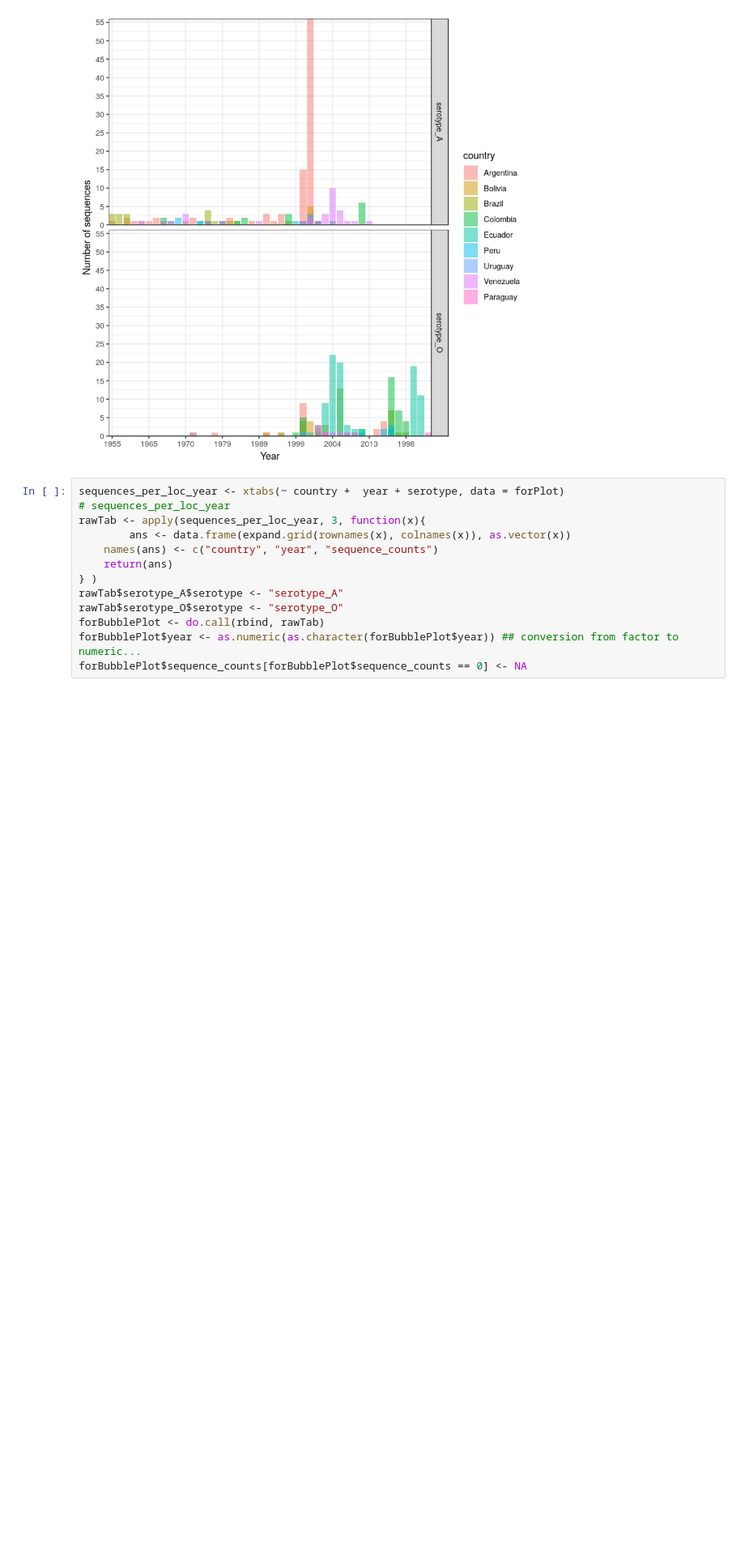
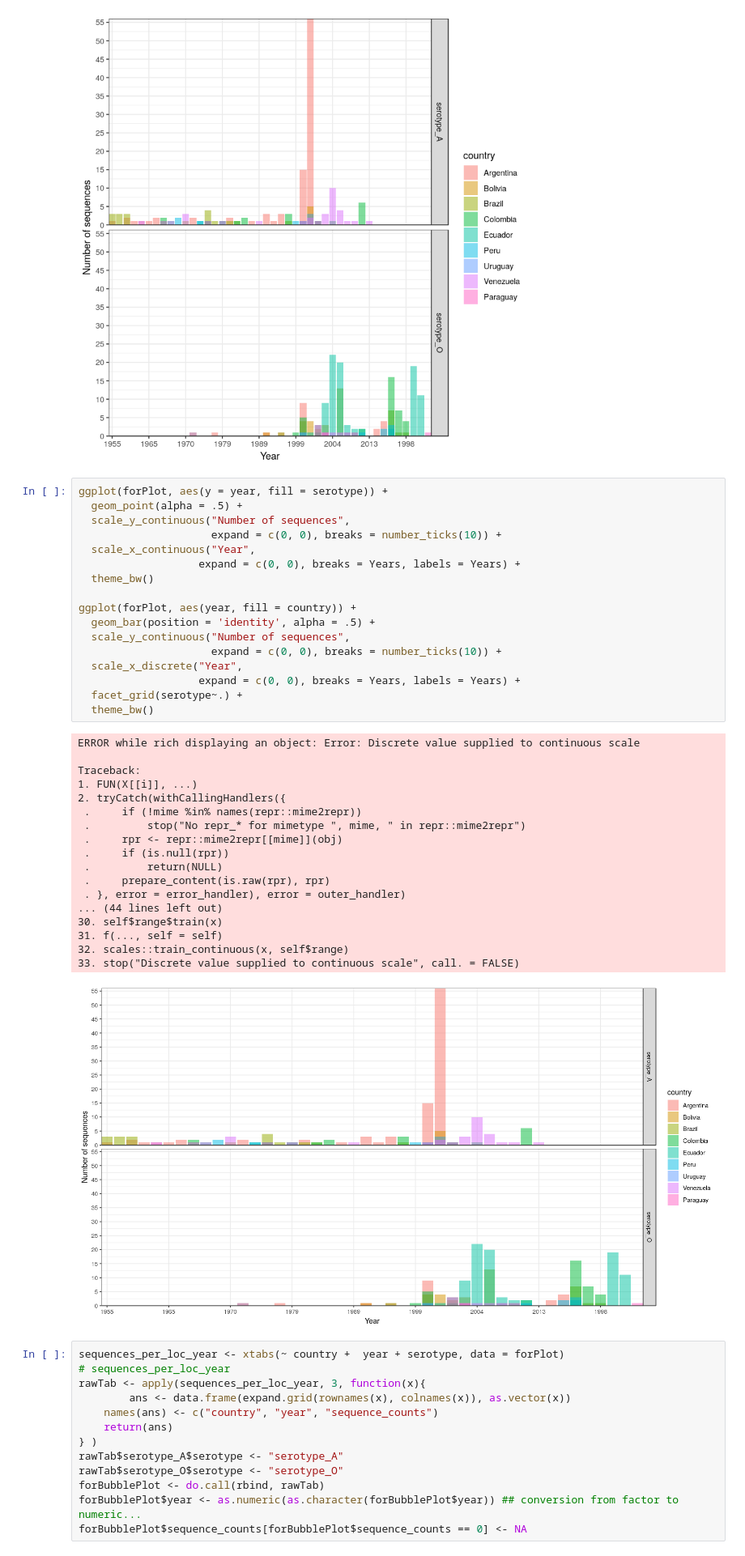
Before and after one commit to maxbiostat/FMDV_AMERICA, a Jupyter notebook: CODE/notebooks/sampling_visualisation.ipynb, the cells around one changed output. Shown at 81% size. Drawn from its saved outputs; the diff is of its cells as text; blank space fills up the shorter version.

```diff
--- a/CODE/notebooks/sampling_visualisation.ipynb
+++ b/CODE/notebooks/sampling_visualisation.ipynb
@@ -45,6 +45,42 @@ ggplot(forPlot, aes(year, fill = country)) +
 # %% [output]
 [figure]
 [figure]
+# %%
+ggplot(forPlot, aes(y = year, fill = serotype)) +
+  geom_point(alpha = .5) +
+  scale_y_continuous("Number of sequences",
+                     expand = c(0, 0), breaks = number_ticks(10)) +
+  scale_x_continuous("Year",
+                   expand = c(0, 0), breaks = Years, labels = Years) +
+  theme_bw()
+
+ggplot(forPlot, aes(year, fill = country)) +
+  geom_bar(position = 'identity', alpha = .5) +
+  scale_y_continuous("Number of sequences",
+                     expand = c(0, 0), breaks = number_ticks(10)) +
+  scale_x_discrete("Year",
+                   expand = c(0, 0), breaks = Years, labels = Years) +
+  facet_grid(serotype~.) +
+  theme_bw()
+# %% [output]
+ERROR while rich displaying an object: Error: Discrete value supplied to continuous scale
+
+Traceback:
+1. FUN(X[[i]], ...)
+2. tryCatch(withCallingHandlers({
+ .     if (!mime %in% names(repr::mime2repr))
+ .         stop("No repr_* for mimetype ", mime, " in repr::mime2repr")
+ .     rpr <- repr::mime2repr[[mime]](obj)
+ .     if (is.null(rpr))
+ .         return(NULL)
+ .     prepare_content(is.raw(rpr), rpr)
+ . }, error = error_handler), error = outer_handler)
+... (44 lines left out)
+30. self$range$train(x)
+31. f(..., self = self)
+32. scales::train_continuous(x, self$range)
+33. stop("Discrete value supplied to continuous scale", call. = FALSE)
+[figure, added]
 # %%
 sequences_per_loc_year <- xtabs(~ country +  year + serotype, data = forPlot)
 # sequences_per_loc_year
```
Also changed, not shown: parts of 1 cell of this notebook.
